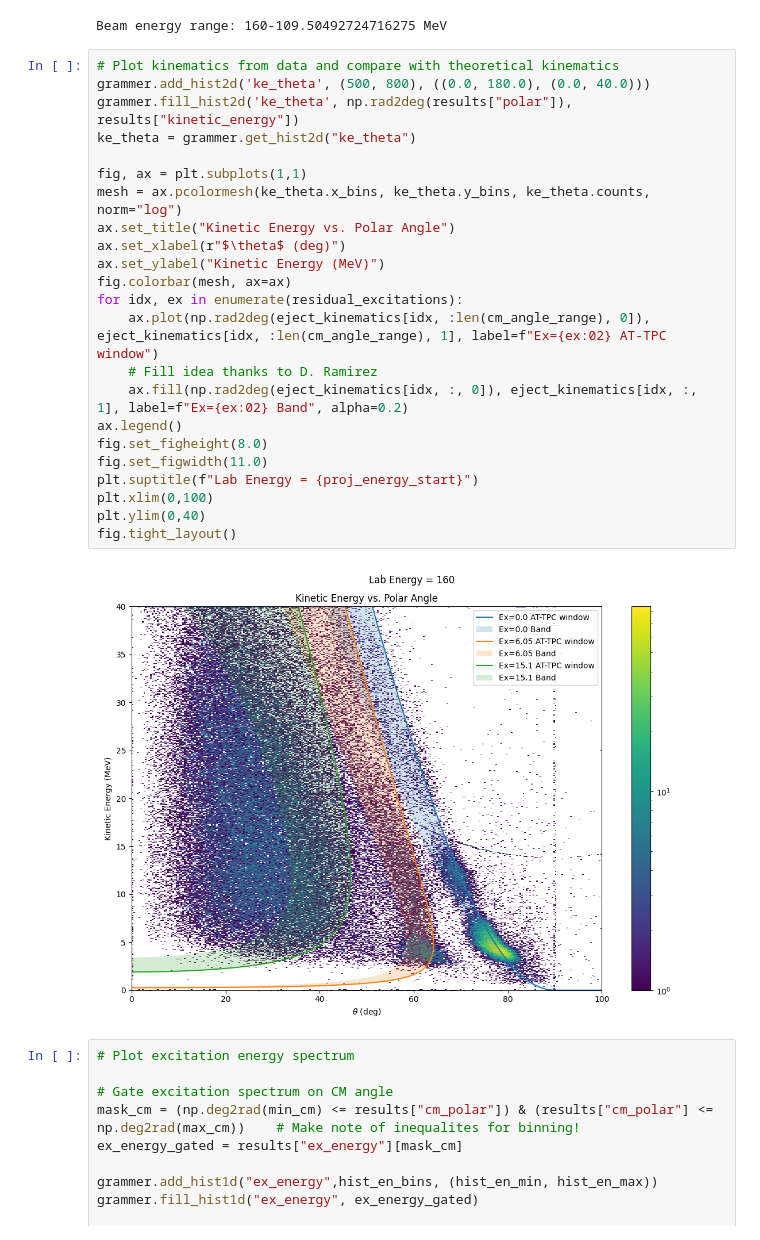
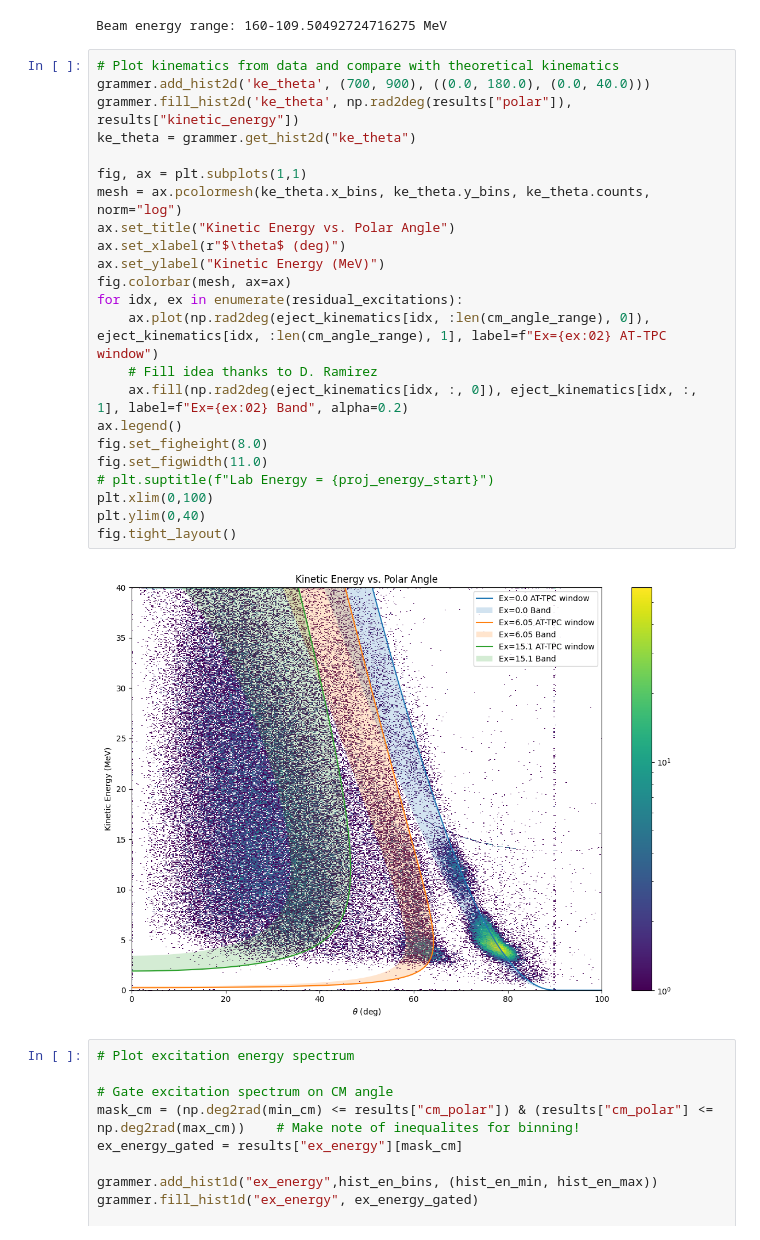
Before and after one commit to singhp99/e20020_analysis, a Jupyter notebook: notebooks/excitation_analysis.ipynb, the cells around one changed output. Drawn from its saved outputs; the diff is of its cells as text.

```diff
--- a/notebooks/excitation_analysis.ipynb
+++ b/notebooks/excitation_analysis.ipynb
@@ -259,29 +259,29 @@ for idx, ex in enumerate(residual_excitations):
 Beam energy range: 160-109.50492724716275 MeV
 # %%
 # Plot kinematics from data and compare with theoretical kinematics
-grammer.add_hist2d('ke_theta', (500, 800), ((0.0, 180.0), (0.0, 40.0)))
+grammer.add_hist2d('ke_theta', (700, 900), ((0.0, 180.0), (0.0, 40.0)))
 grammer.fill_hist2d('ke_theta', np.rad2deg(results["polar"]), results["kinetic_energy"])
 ke_theta = grammer.get_hist2d("ke_theta")
 
 fig, ax = plt.subplots(1,1)
 mesh = ax.pcolormesh(ke_theta.x_bins, ke_theta.y_bins, ke_theta.counts, norm="log")
 ax.set_title("Kinetic Energy vs. Polar Angle")
 ax.set_xlabel(r"$\theta$ (deg)")
 ax.set_ylabel("Kinetic Energy (MeV)")
 fig.colorbar(mesh, ax=ax)
 for idx, ex in enumerate(residual_excitations):
     ax.plot(np.rad2deg(eject_kinematics[idx, :len(cm_angle_range), 0]), eject_kinematics[idx, :len(cm_angle_range), 1], label=f"Ex={ex:02} AT-TPC window")
     # Fill idea thanks to D. Ramirez
     ax.fill(np.rad2deg(eject_kinematics[idx, :, 0]), eject_kinematics[idx, :, 1], label=f"Ex={ex:02} Band", alpha=0.2)
 ax.legend()
 fig.set_figheight(8.0)
 fig.set_figwidth(11.0)
-plt.suptitle(f"Lab Energy = {proj_energy_start}")
+# plt.suptitle(f"Lab Energy = {proj_energy_start}")
 plt.xlim(0,100)
 plt.ylim(0,40)
 fig.tight_layout()
 # %% [output]
-[figure, old version]
+[figure, new version]
 # %%
 # Plot excitation energy spectrum
 
```
Also changed, not shown: parts of 1 cell of this notebook, 2 other files.
